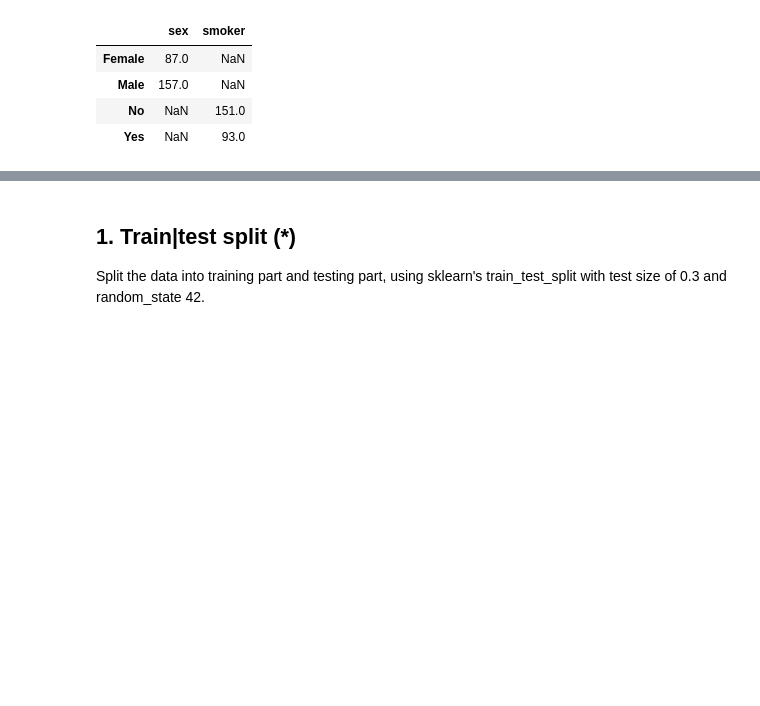
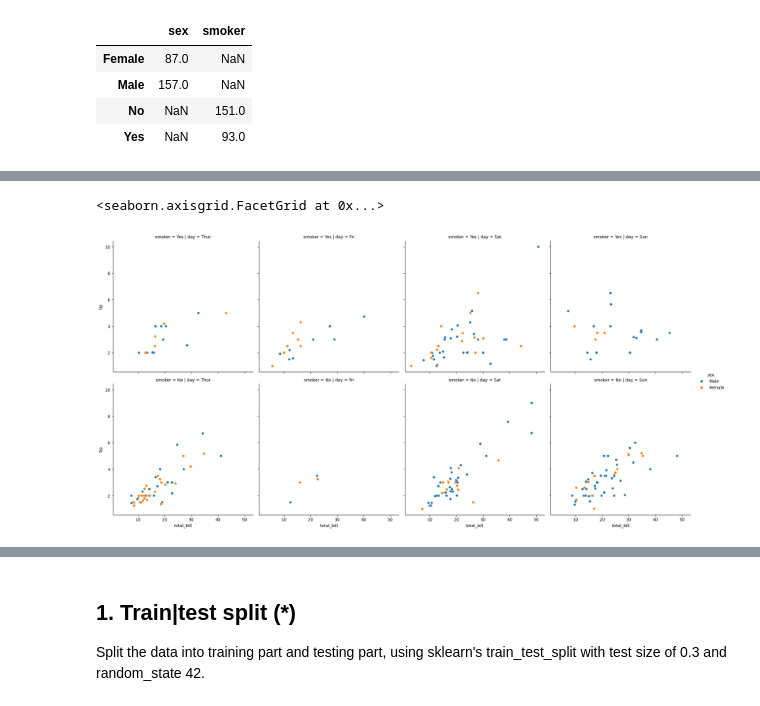
Before and after one commit to dancla240/Machine_Learning_Daniel_Claesson, a Jupyter notebook: Exercises/E02_overfit_regularization.ipynb, the cells around one changed output, grey strips where cells are left out. Cells and saved outputs as stored; diff of their text form; code cells hidden in the pictures; blank space fills up the shorter version.

```diff
--- a/Exercises/E02_overfit_regularization.ipynb
+++ b/Exercises/E02_overfit_regularization.ipynb
@@ -157,0 +169,5 @@ df[['sex','smoker']].apply(pd.Series.value_counts)
+# %%
+sns.relplot(data=df, y='tip', x='total_bill', hue='sex', col='day', row='smoker')
+# %% [output]
+<seaborn.axisgrid.FacetGrid at 0x...>
+[figure, added]
```
Also changed, not shown: parts of 20 cells of this notebook.
